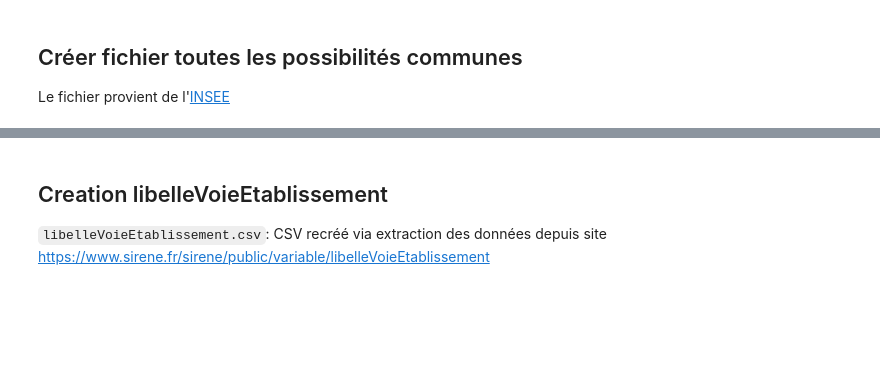
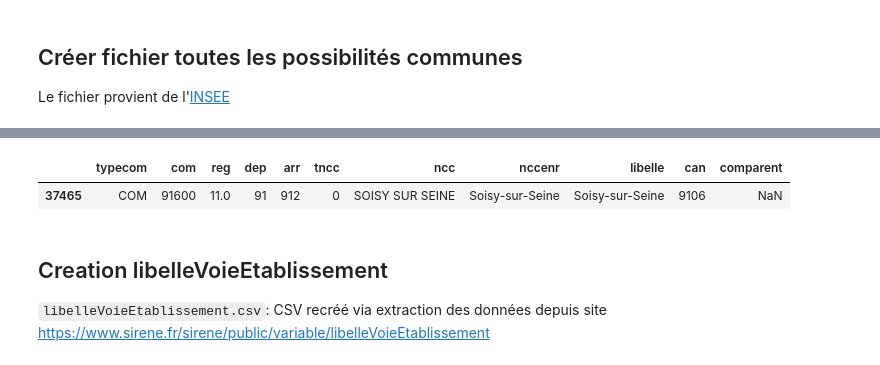
Before and after one commit to thomaspernet/InseeInpi_matching, a Jupyter notebook: Notebooks_matching/Data_preprocessed/programme_matching/data/Source_intermediates.ipynb, the cells around one changed output, grey strips where cells are left out. Cells and saved outputs as stored; diff of their text form; code cells hidden in the pictures; blank space fills up the shorter version.

```diff
--- a/Notebooks_matching/Data_preprocessed/programme_matching/data/Source_intermediates.ipynb
+++ b/Notebooks_matching/Data_preprocessed/programme_matching/data/Source_intermediates.ipynb
@@ -85,3 +196,8 @@ communes.head()
+# %%
+df.loc[lambda x: x['ncc'].isin(['SOISY SUR SEINE'])]
+# %% [output]
+|  | typecom | com | reg | dep | arr | tncc | ncc | nccenr | libelle | can | comparent |
+| 37465 | COM | 91600 | 11.0 | 91 | 912 | 0 | SOISY SUR SEINE | Soisy-sur-Seine | Soisy-sur-Seine | 9106 | NaN |
 # %% [markdown]
 ## Creation libelleVoieEtablissement
 
```
Also changed, not shown: parts of 7 cells of this notebook, 14 other files.
